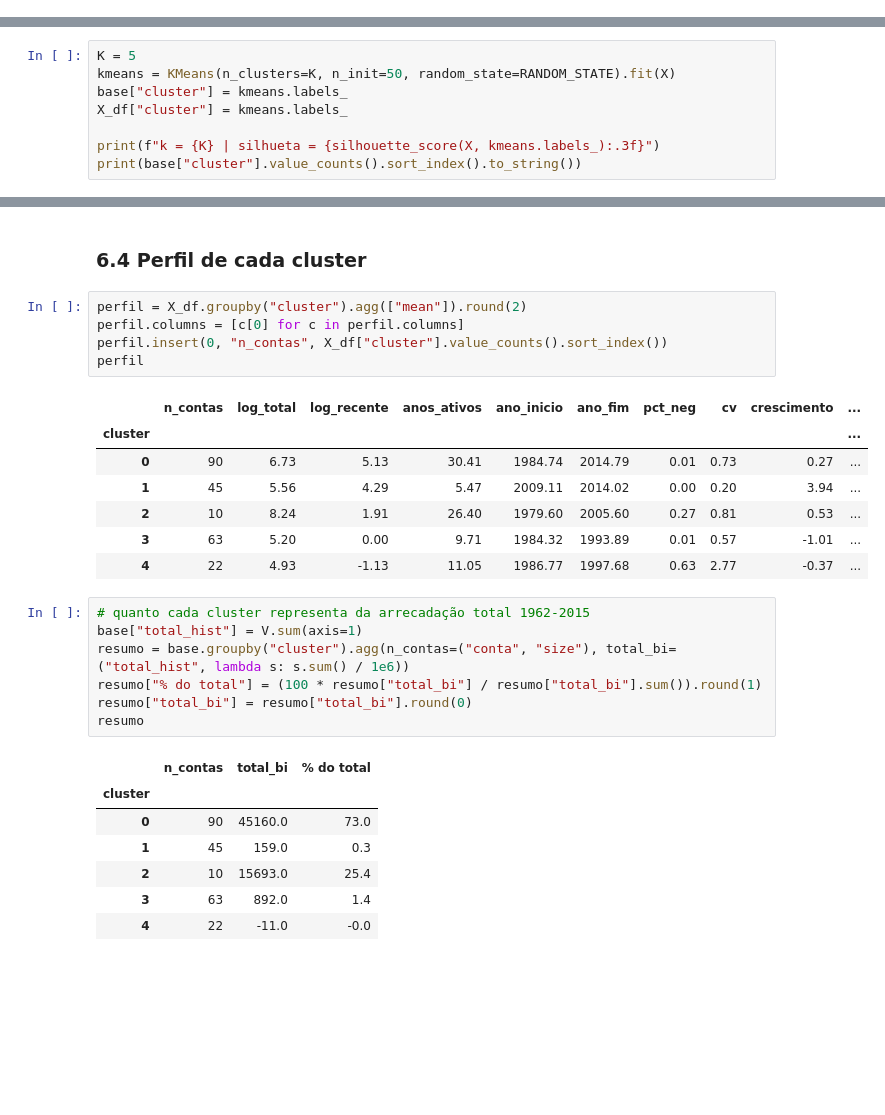
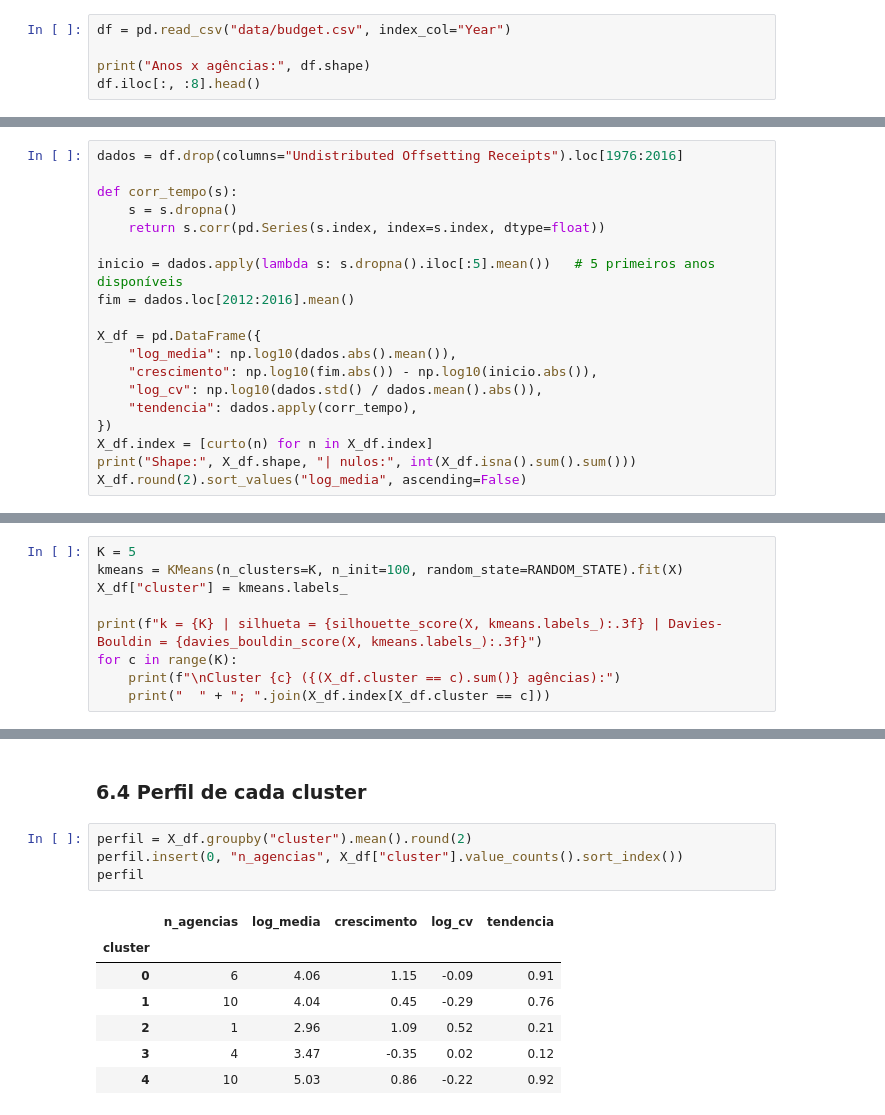
Before and after one commit to emilitabuti/ia-ml-cluster, a Jupyter notebook: eda_clustering_budget.ipynb, the cells around one changed output, grey strips where cells are left out. Drawn from its saved outputs; the diff is of its cells as text; blank space fills up the shorter version.

```diff
--- a/eda_clustering_budget.ipynb
+++ b/eda_clustering_budget.ipynb
@@ -68,0 +37,5 @@ Linhas x colunas: (237, 72)
+# %%
+df = pd.read_csv("data/budget.csv", index_col="Year")
+
+print("Anos x agências:", df.shape)
+df.iloc[:, :8].head()
@@ -284,0 +198,19 @@ Shape: (230, 9) | nulos: 0
+# %%
+dados = df.drop(columns="Undistributed Offsetting Receipts").loc[1976:2016]
+
+def corr_tempo(s):
+    s = s.dropna()
+    return s.corr(pd.Series(s.index, index=s.index, dtype=float))
+
+inicio = dados.apply(lambda s: s.dropna().iloc[:5].mean())   # 5 primeiros anos disponíveis
+fim = dados.loc[2012:2016].mean()
+
+X_df = pd.DataFrame({
+    "log_media": np.log10(dados.abs().mean()),
+    "crescimento": np.log10(fim.abs()) - np.log10(inicio.abs()),
+    "log_cv": np.log10(dados.std() / dados.mean().abs()),
+    "tendencia": dados.apply(corr_tempo),
+})
+X_df.index = [curto(n) for n in X_df.index]
+print("Shape:", X_df.shape, "| nulos:", int(X_df.isna().sum().sum()))
+X_df.round(2).sort_values("log_media", ascending=False)
@@ -353,9 +299,10 @@ pd.DataFrame({"k": list(ks), "inércia": inercia, "silhueta": sil, "davies_bould
 # %%
 K = 5
-kmeans = KMeans(n_clusters=K, n_init=50, random_state=RANDOM_STATE).fit(X)
-base["cluster"] = kmeans.labels_
+kmeans = KMeans(n_clusters=K, n_init=100, random_state=RANDOM_STATE).fit(X)
 X_df["cluster"] = kmeans.labels_
 
-print(f"k = {K} | silhueta = {silhouette_score(X, kmeans.labels_):.3f}")
-print(base["cluster"].value_counts().sort_index().to_string())
+print(f"k = {K} | silhueta = {silhouette_score(X, kmeans.labels_):.3f} | Davies-Bouldin = {davies_bouldin_score(X, kmeans.labels_):.3f}")
+for c in range(K):
+    print(f"\nCluster {c} ({(X_df.cluster == c).sum()} agências):")
+    print("  " + "; ".join(X_df.index[X_df.cluster == c]))
 # %% [output]
@@ -383,30 +339,14 @@ plt.show()
 # %% [markdown]
 ### 6.4 Perfil de cada cluster
 # %%
-perfil = X_df.groupby("cluster").agg(["mean"]).round(2)
-perfil.columns = [c[0] for c in perfil.columns]
-perfil.insert(0, "n_contas", X_df["cluster"].value_counts().sort_index())
+perfil = X_df.groupby("cluster").mean().round(2)
+perfil.insert(0, "n_agencias", X_df["cluster"].value_counts().sort_index())
 perfil
 # %% [output]
-|  | n_contas | log_total | log_recente | anos_ativos | ano_inicio | ano_fim | pct_neg | cv | crescimento | ... |
-| cluster |  |  |  |  |  |  |  |  |  | ... |
-| 0 | 90 | 6.73 | 5.13 | 30.41 | 1984.74 | 2014.79 | 0.01 | 0.73 | 0.27 | ... |
-| 1 | 45 | 5.56 | 4.29 | 5.47 | 2009.11 | 2014.02 | 0.00 | 0.20 | 3.94 | ... |
-| 2 | 10 | 8.24 | 1.91 | 26.40 | 1979.60 | 2005.60 | 0.27 | 0.81 | 0.53 | ... |
-| 3 | 63 | 5.20 | 0.00 | 9.71 | 1984.32 | 1993.89 | 0.01 | 0.57 | -1.01 | ... |
-| 4 | 22 | 4.93 | -1.13 | 11.05 | 1986.77 | 1997.68 | 0.63 | 2.77 | -0.37 | ... |
+|  | n_agencias | log_media | crescimento | log_cv | tendencia |
+| cluster |  |  |  |  |  |
+| 0 | 6 | 4.06 | 1.15 | -0.09 | 0.91 |
+| 1 | 10 | 4.04 | 0.45 | -0.29 | 0.76 |
+| 2 | 1 | 2.96 | 1.09 | 0.52 | 0.21 |
+| 3 | 4 | 3.47 | -0.35 | 0.02 | 0.12 |
+| 4 | 10 | 5.03 | 0.86 | -0.22 | 0.92 |
-# %%
-# quanto cada cluster representa da arrecadação total 1962-2015
-base["total_hist"] = V.sum(axis=1)
-resumo = base.groupby("cluster").agg(n_contas=("conta", "size"), total_bi=("total_hist", lambda s: s.sum() / 1e6))
-resumo["% do total"] = (100 * resumo["total_bi"] / resumo["total_bi"].sum()).round(1)
-resumo["total_bi"] = resumo["total_bi"].round(0)
-resumo
-# %% [output]
-|  | n_contas | total_bi | % do total |
-| cluster |  |  |  |
-| 0 | 90 | 45160.0 | 73.0 |
-| 1 | 45 | 159.0 | 0.3 |
-| 2 | 10 | 15693.0 | 25.4 |
-| 3 | 63 | 892.0 | 1.4 |
-| 4 | 22 | -11.0 | -0.0 |
```
Also changed, not shown: parts of 48 cells of this notebook, 3 other files.
